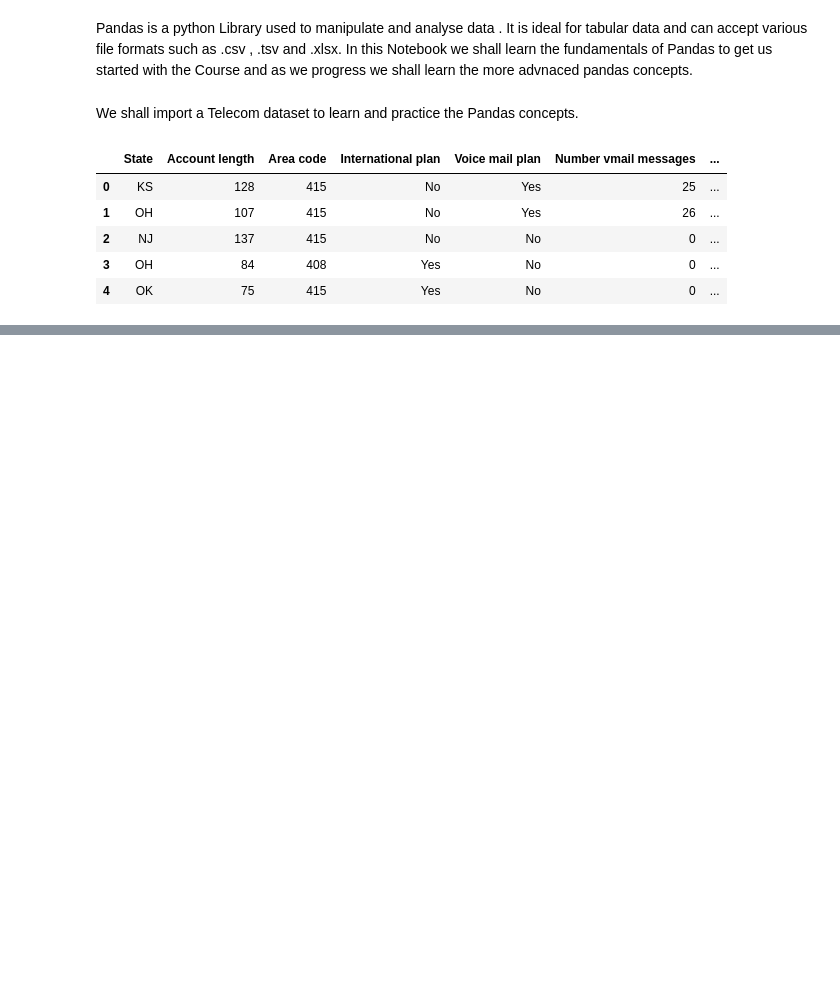
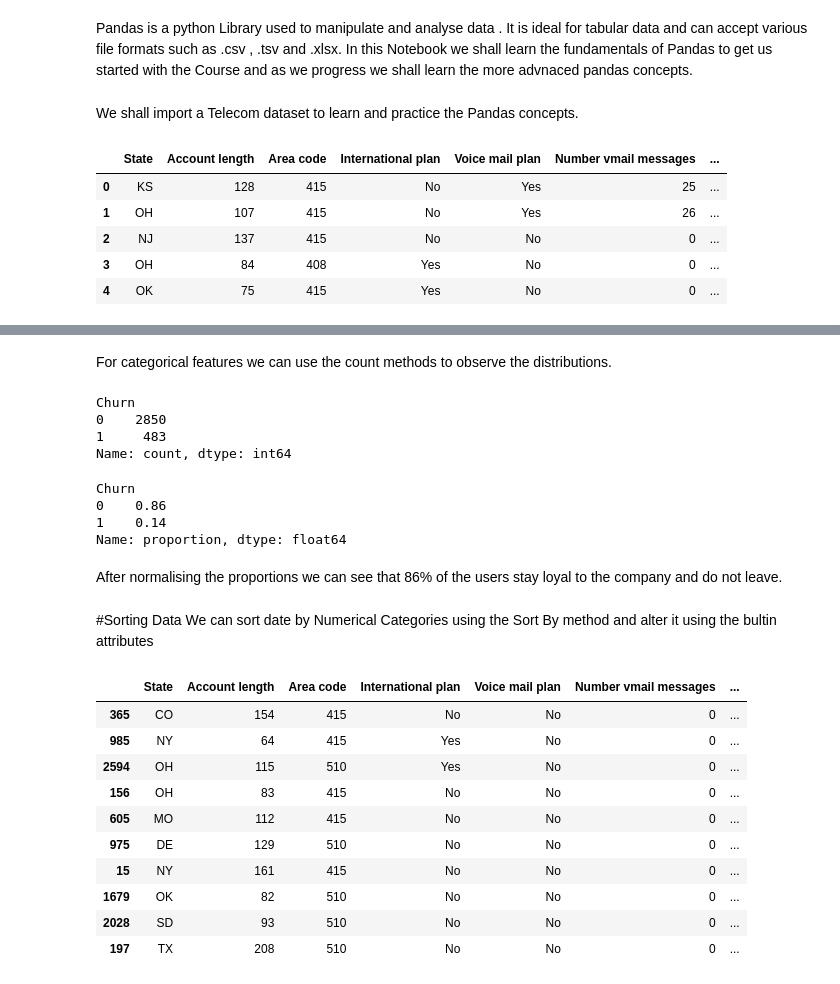
Before and after one commit to sk13g23/MLCourse, a Jupyter notebook: Topic_1/EDA_WITH_PYTHON.ipynb, the cells around one changed output, grey strips where cells are left out. Cells and saved outputs as stored; diff of their text form; code cells hidden in the pictures; blank space fills up the shorter version.

```diff
--- a/Topic_1/EDA_WITH_PYTHON.ipynb
+++ b/Topic_1/EDA_WITH_PYTHON.ipynb
@@ -43,0 +100,3 @@ memory usage: 498.1+ KB
+# %%
+df["Churn"]=df["Churn"].astype("int64")
+df.head()
@@ -43,0 +120,35 @@ memory usage: 498.1+ KB
+# %% [markdown]
+For categorical features we can use the count methods to observe the distributions.
+# %%
+df["Churn"].value_counts()
+# %% [output]
+Churn
+0    2850
+1     483
+Name: count, dtype: int64
+# %%
+df["Churn"].value_counts(normalize=True)
+# %% [output]
+Churn
+0    0.86
+1    0.14
+Name: proportion, dtype: float64
+# %% [markdown]
+After normalising the proportions we can see that 86% of the users stay loyal to the company and do not leave.
+# %% [markdown]
+#Sorting Data
+We can sort date by Numerical Categories using the Sort By method and alter it using the bultin attributes
+# %%
+df.sort_values(by="Total day charge", ascending=False).head(10)
+# %% [output]
+|  | State | Account length | Area code | International plan | Voice mail plan | Number vmail messages | ... |
+| 365 | CO | 154 | 415 | No | No | 0 | ... |
+| 985 | NY | 64 | 415 | Yes | No | 0 | ... |
+| 2594 | OH | 115 | 510 | Yes | No | 0 | ... |
+| 156 | OH | 83 | 415 | No | No | 0 | ... |
+| 605 | MO | 112 | 415 | No | No | 0 | ... |
+| 975 | DE | 129 | 510 | No | No | 0 | ... |
+| 15 | NY | 161 | 415 | No | No | 0 | ... |
+| 1679 | OK | 82 | 510 | No | No | 0 | ... |
+| 2028 | SD | 93 | 510 | No | No | 0 | ... |
+| 197 | TX | 208 | 510 | No | No | 0 | ... |
```
Also changed, not shown: parts of 22 cells of this notebook.
